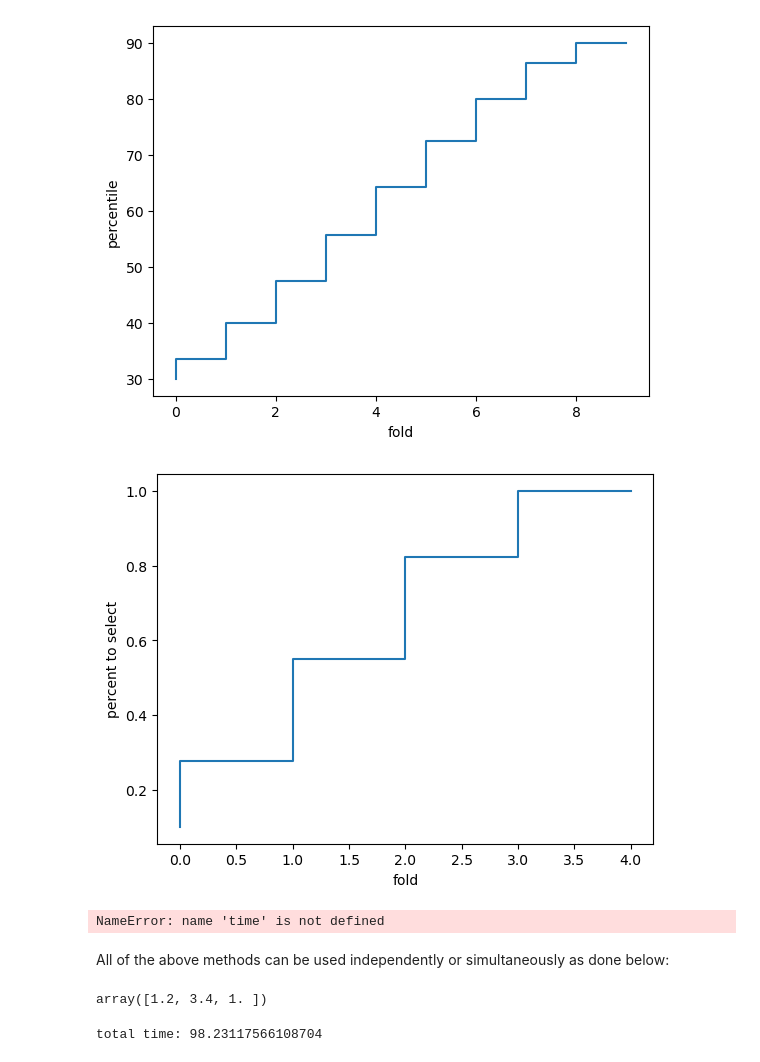
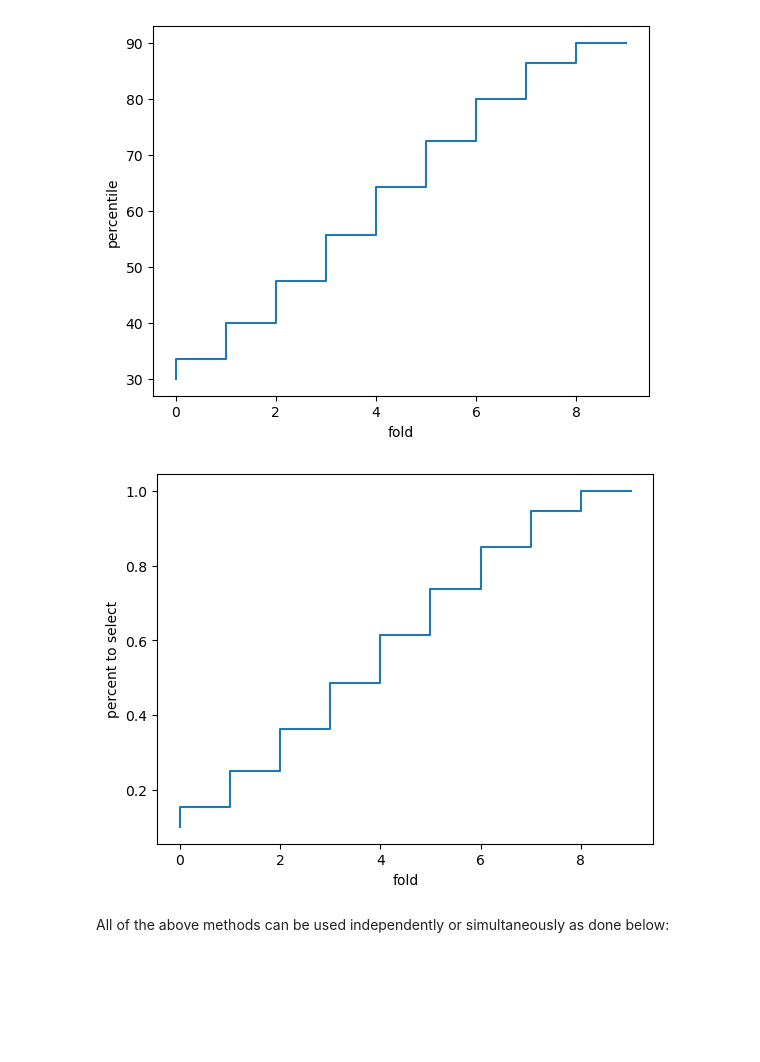
Before and after one commit to EpistasisLab/tpot, a Jupyter notebook: Tutorial/8_SH_and_cv_early_pruning.ipynb, the cells around one changed output. Saved outputs shown, nothing was run; the diff lists cells and outputs as text; code cells hidden in the pictures; blank space fills up the shorter version.

```diff
--- a/Tutorial/8_SH_and_cv_early_pruning.ipynb
+++ b/Tutorial/8_SH_and_cv_early_pruning.ipynb
@@ -214,22 +189,21 @@ print(f"total time: {time.time()-start}")
 # %%
 import matplotlib.pyplot as plt
 import tpot2
 
 selection_evaluation_pruning = [.1, 1]
 selection_evaluation_scaling = .5
-cv = 5
 
 #Population and budget use stepwise
 fig, ax1 = plt.subplots()
 
 interpolated_values = tpot2.utils.beta_interpolation(start=selection_evaluation_pruning[0], end=selection_evaluation_pruning[-1], n=cv, n_steps=cv, scale=selection_evaluation_scaling)
 ax1.step(list(range(len(interpolated_values))), interpolated_values, label=f"threshold")
 ax1.set_xlabel("fold")
 ax1.set_ylabel("percent to select")
 #ax1.legend(loc='center left', bbox_to_anchor=(1.1, 0.4))
 plt.show()
 # %% [output]
-[figure, old version]
+[figure, new version]
 # %%
 
 
@@ -237,20 +211,20 @@ plt.show()
 est = tpot2.TPOTEstimator(
                             generations=50,
                             max_time_mins=None,
+                            scorers=['roc_auc_ovr'],
                             scorers_weights=[1],
                             classification=True,
-                            search_space = "linear-light",
+                            search_space = 'linear',
                             n_jobs=32,
                             cv=cv,
+                            early_stop=5,
+                            verbose=3,
 
                             selection_evaluation_pruning  = selection_evaluation_pruning,
                             selection_evaluation_scaling = selection_evaluation_scaling,
-
-                            verbose=0)
+                            )
 
 
 start = time.time()
 est.fit(X, y)
 print(f"total time: {time.time()-start}")
-# %% [output]
-NameError: name 'time' is not defined
@@ -257,10 +250,5 @@ NameError: name 'time' is not defined
 # %% [markdown]
 All of the above methods can be used independently or simultaneously as done below:
-# %%
-import math
-np.array([1.2,3.4,1])
-# %% [output]
-array([1.2, 3.4, 1. ])
 # %%
 est = tpot2.TPOTEstimator(
                             generations=50,
@@ -268,9 +256,11 @@ est = tpot2.TPOTEstimator(
                             scorers=['roc_auc_ovr'],
                             scorers_weights=[1],
                             classification=True,
-                            search_space = 'linear-light',
+                            search_space = 'linear',
                             n_jobs=32,
                             cv=cv,
+                            early_stop=5,
+                            verbose=3,
 
                             population_size=population_size,
                             initial_population_size=initial_population_size,
@@ -285,12 +275,9 @@ est = tpot2.TPOTEstimator(
 
                             selection_evaluation_pruning  = selection_evaluation_pruning,
                             selection_evaluation_scaling = selection_evaluation_scaling,
-
-                            verbose=0)
+                            )
 
 
 start = time.time()
 est.fit(X, y)
 print(f"total time: {time.time()-start}")
-# %% [output]
-total time: 98.23117566108704
```
Also changed, not shown: parts of 4 cells of this notebook.
